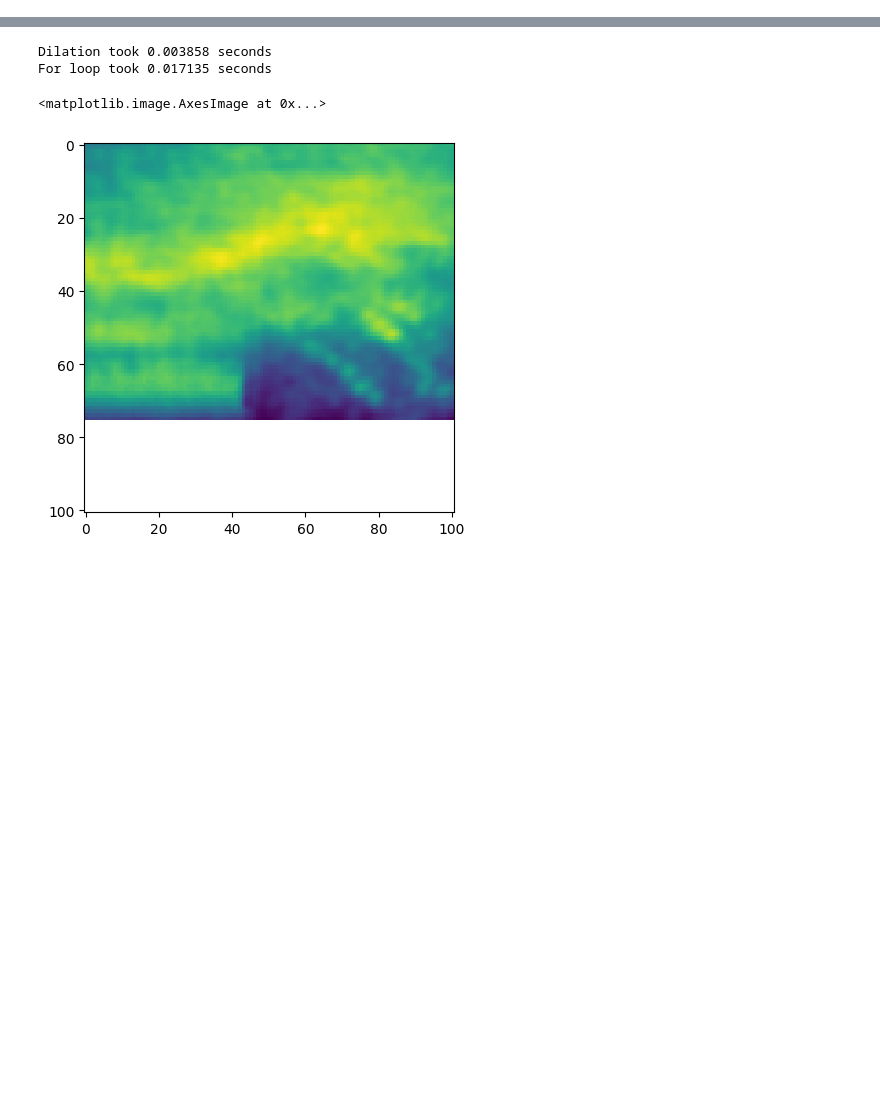
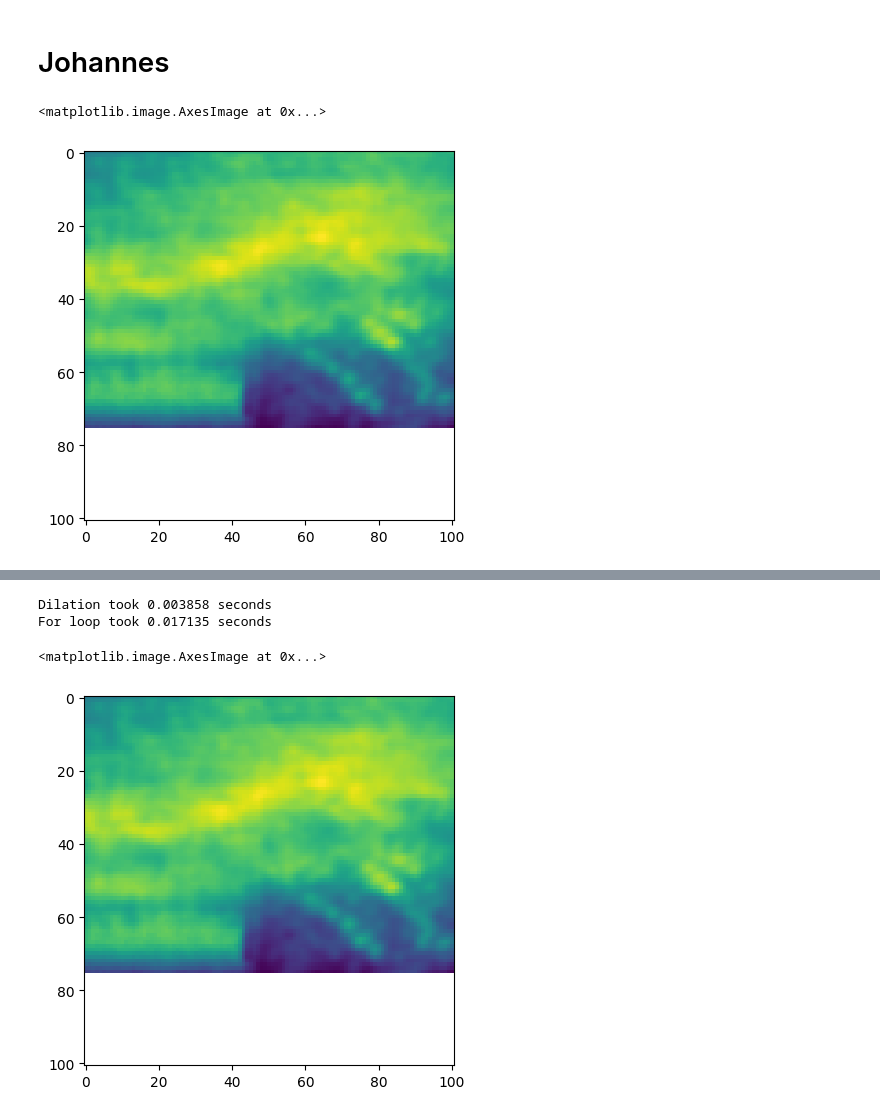
Before and after one commit to AllenNeuralDynamics/iGluSnFR-registration, a Jupyter notebook: code/test.ipynb, the cells around one changed output, grey strips where cells are left out. Drawn from its saved outputs; the diff is of its cells as text; code cells hidden in the pictures; blank space fills up the shorter version.

```diff
--- a/code/test.ipynb
+++ b/code/test.ipynb
@@ -25,3 +25,5 @@ frame = mat['frame']
 template = mat['template']
 shiftsCenter = mat['shiftsCenter'].flatten()
 dShift = int(mat['dShift'][0][0])
+# %% [markdown]
+# Johannes
@@ -27,0 +32,26 @@ dShift = int(mat['dShift'][0][0])
+# %%
+SE = np.ones((2 * dShift + 1, 2 * dShift + 1), dtype=np.uint8)
+
+# Valid pixels of the new frame
+rows, cols = template.shape
+M = np.float32([[1, 0, shiftsCenter[0]], [0, 1, shiftsCenter[1]]])
+tmp = cv2.warpAffine(1-cv2.dilate(np.isnan(template).astype(np.uint8), SE, iterations=1), M, (cols, rows),
+                        borderMode=cv2.BORDER_CONSTANT, flags=cv2.INTER_NEAREST).astype(bool)
+fValid = np.zeros(frame.shape, dtype=bool)
+fValid[dShift:-dShift, dShift:-dShift] = ~np.isnan(frame[dShift:-dShift, dShift:-dShift]) & tmp[dShift:-dShift, dShift:-dShift]
+
+tValid = cv2.warpAffine(fValid.astype(np.uint8), M, (cols, rows)).astype(bool)
+
+F = frame[fValid]  # fixed data
+ssF = np.sqrt(F.dot(F))
+
+# Correlation is sum(A.*B)./(sqrt(ssA)*sqrt(ssB)); ssB is constant though
+tV0, tV1 = np.where(tValid)
+tValidInd = tV0 * cols + tV1
+shifts = np.arange(-dShift, dShift + 1)
+C = np.full((len(shifts), len(shifts)), np.nan, dtype="f4")
+cython_xcorr2_nans(F.ravel(), template.ravel(), tValidInd.astype("i4"), shifts.astype("i4"), cols, C)
+plt.imshow(C)
+# %% [output]
+<matplotlib.image.AxesImage at 0x...>
+[figure, added]
```
Also changed, not shown: parts of 7 cells of this notebook, 7 other files.
